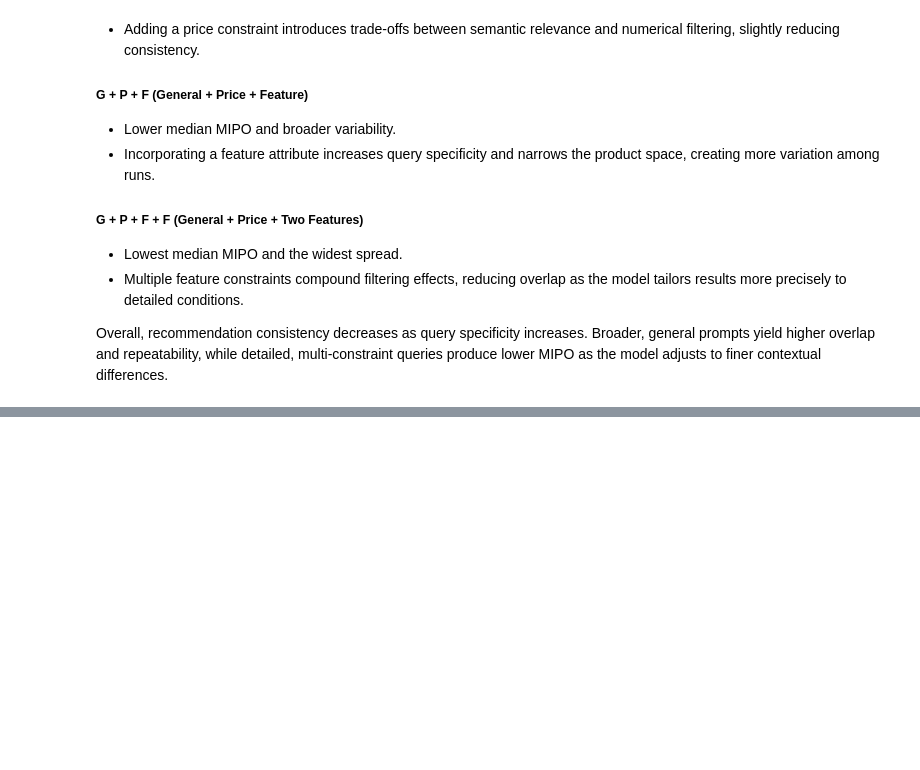
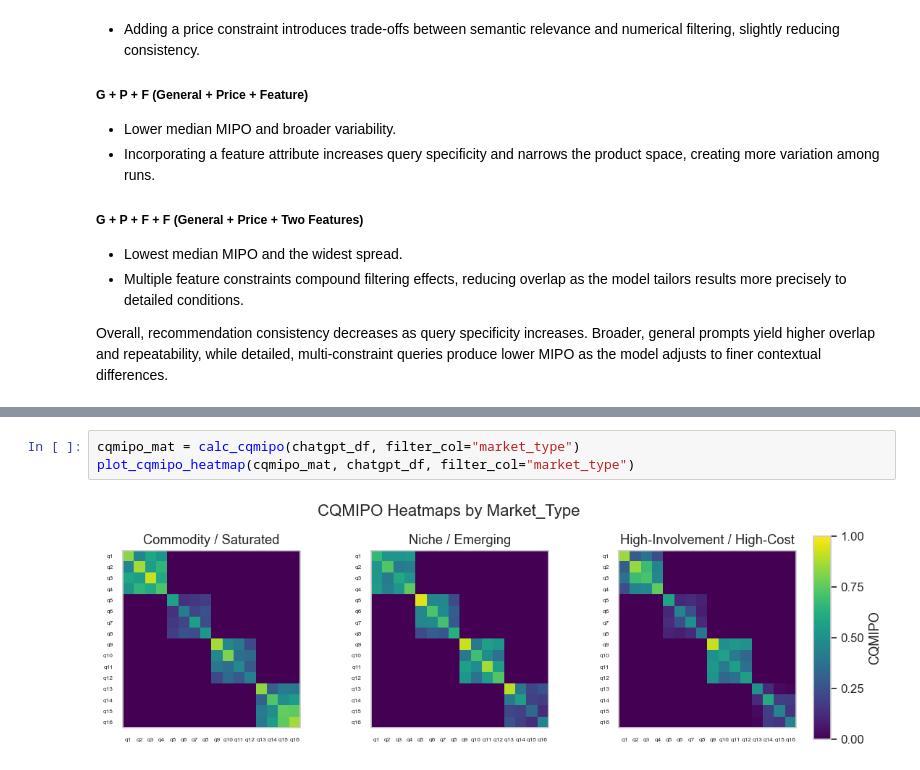
Before and after one commit to LorenzoCirac/Search-vs-Generation-A-Comparative-Study-of-Bing-and-ChatGPT-in-Product-Recommendations, a Jupyter notebook: notebooks/ChatGPT/ChatGPT Product Consistency.ipynb, the cells around one changed output, grey strips where cells are left out. Cells and saved outputs as stored; diff of their text form; blank space fills up the shorter version.

```diff
--- a/notebooks/ChatGPT/ChatGPT Product Consistency.ipynb
+++ b/notebooks/ChatGPT/ChatGPT Product Consistency.ipynb
@@ -215,0 +314,5 @@ fix, ax = boxplot(
+# %%
+cqmipo_mat = calc_cqmipo(chatgpt_df, filter_col="market_type")
+plot_cqmipo_heatmap(cqmipo_mat, chatgpt_df, filter_col="market_type")
+# %% [output]
+[figure, added]
```
Also changed, not shown: parts of 10 cells of this notebook, 1 other file.
